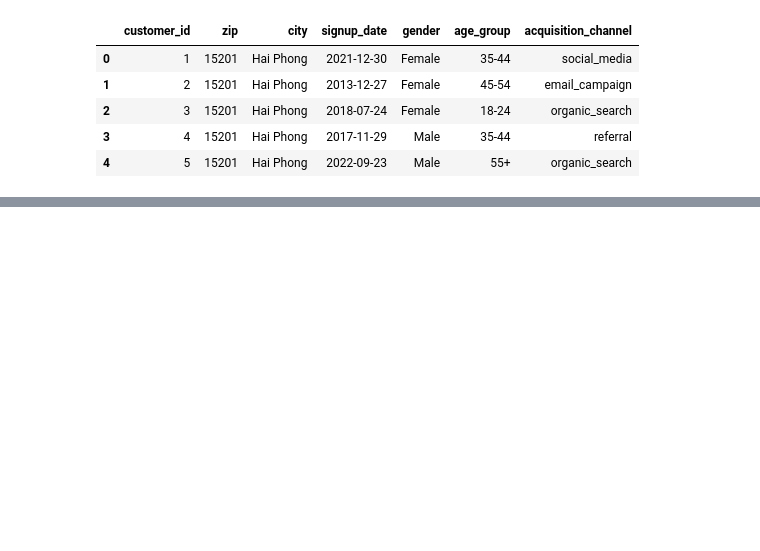
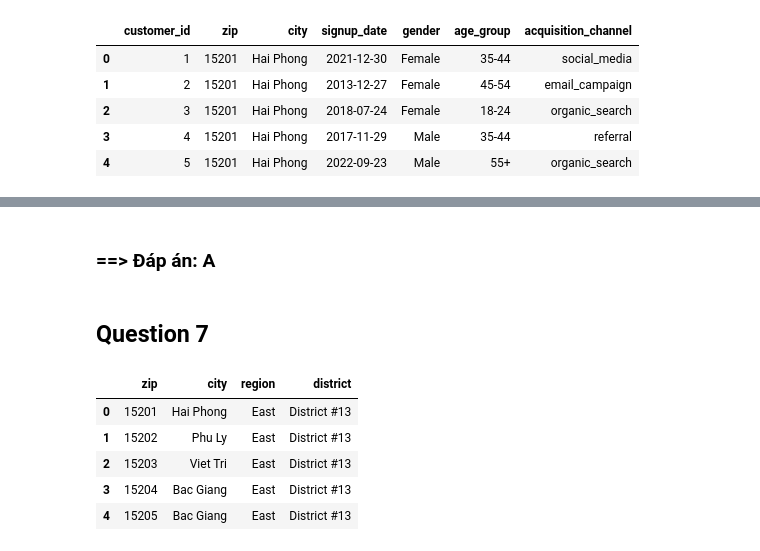
Before and after one commit to tuongvii2327/TayThanh_Datathon_2026, a Jupyter notebook: notebooks/tracnghiem.ipynb, the cells around one changed output, grey strips where cells are left out. Drawn from its saved outputs; the diff is of its cells as text; code cells hidden in the pictures; blank space fills up the shorter version.

```diff
--- a/notebooks/tracnghiem.ipynb
+++ b/notebooks/tracnghiem.ipynb
@@ -189,0 +213,4 @@ df_customers.head()
+# %% [markdown]
+### ==> Đáp án: A
+# %% [markdown]
+## Question 7
@@ -189,0 +219,9 @@ df_customers.head()
+# %%
+df_geo.head()
+# %% [output]
+|  | zip | city | region | district |
+| 0 | 15201 | Hai Phong | East | District #13 |
+| 1 | 15202 | Phu Ly | East | District #13 |
+| 2 | 15203 | Viet Tri | East | District #13 |
+| 3 | 15204 | Bac Giang | East | District #13 |
+| 4 | 15205 | Bac Giang | East | District #13 |
```
Also changed, not shown: parts of 33 cells of this notebook.
